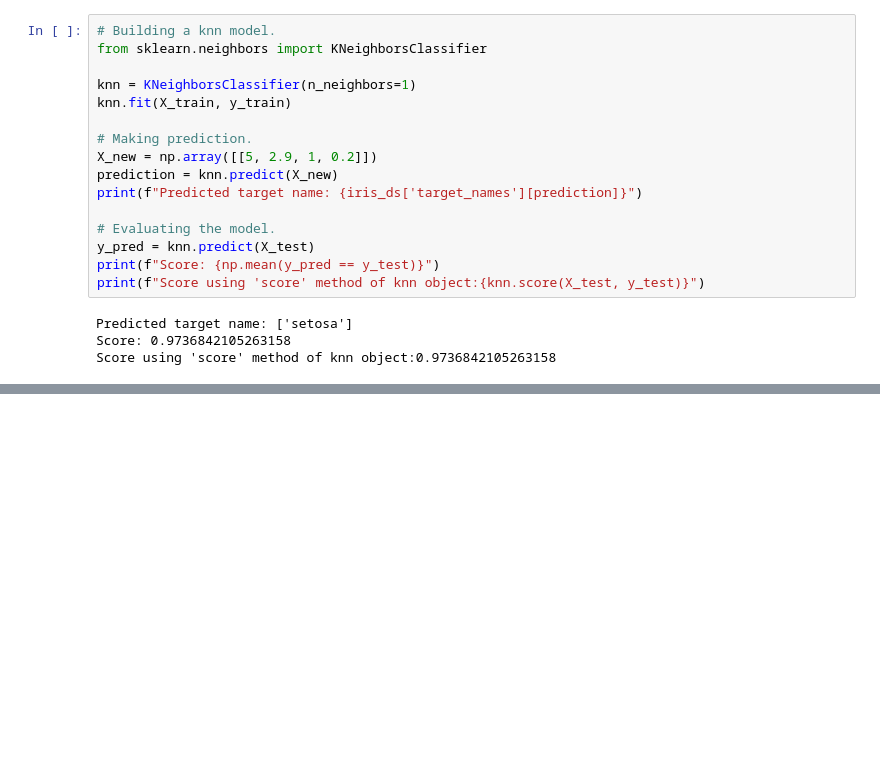
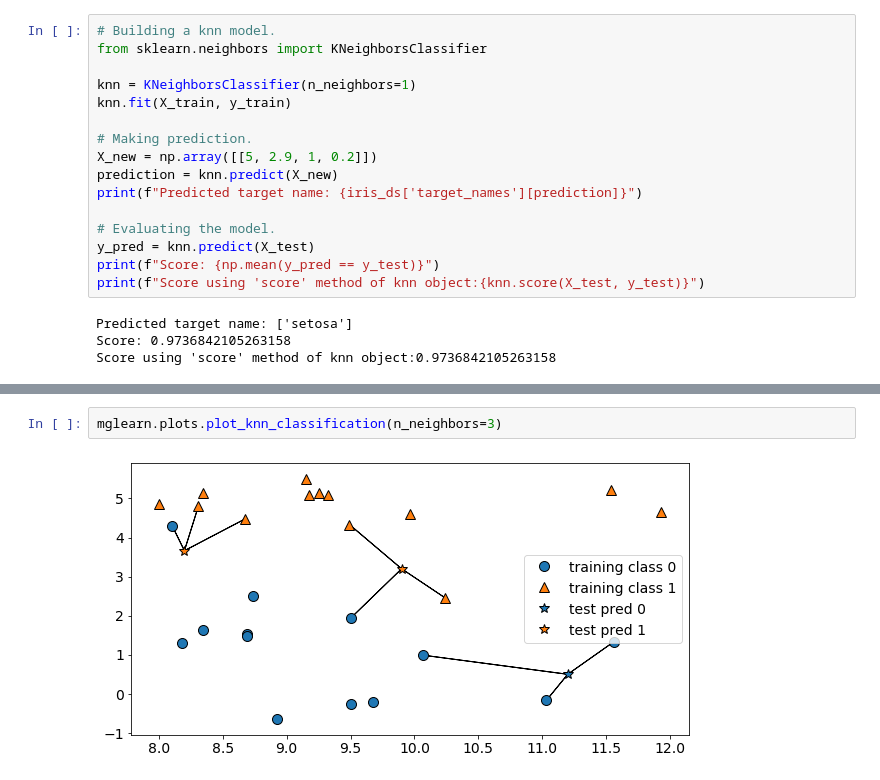
Before and after one commit to maksimandrianov/notes, a Jupyter notebook: ml/jupyter/Classification.ipynb, the cells around one changed output, grey strips where cells are left out. Drawn from its saved outputs; the diff is of its cells as text; blank space fills up the shorter version.

```diff
--- a/ml/jupyter/Classification.ipynb
+++ b/ml/jupyter/Classification.ipynb
@@ -70,0 +82,4 @@ Score using 'score' method of knn object:0.9736842105263158
+# %%
+mglearn.plots.plot_knn_classification(n_neighbors=3)
+# %% [output]
+[figure, added]
```
Also changed, not shown: parts of 6 cells of this notebook, 1 other file.
